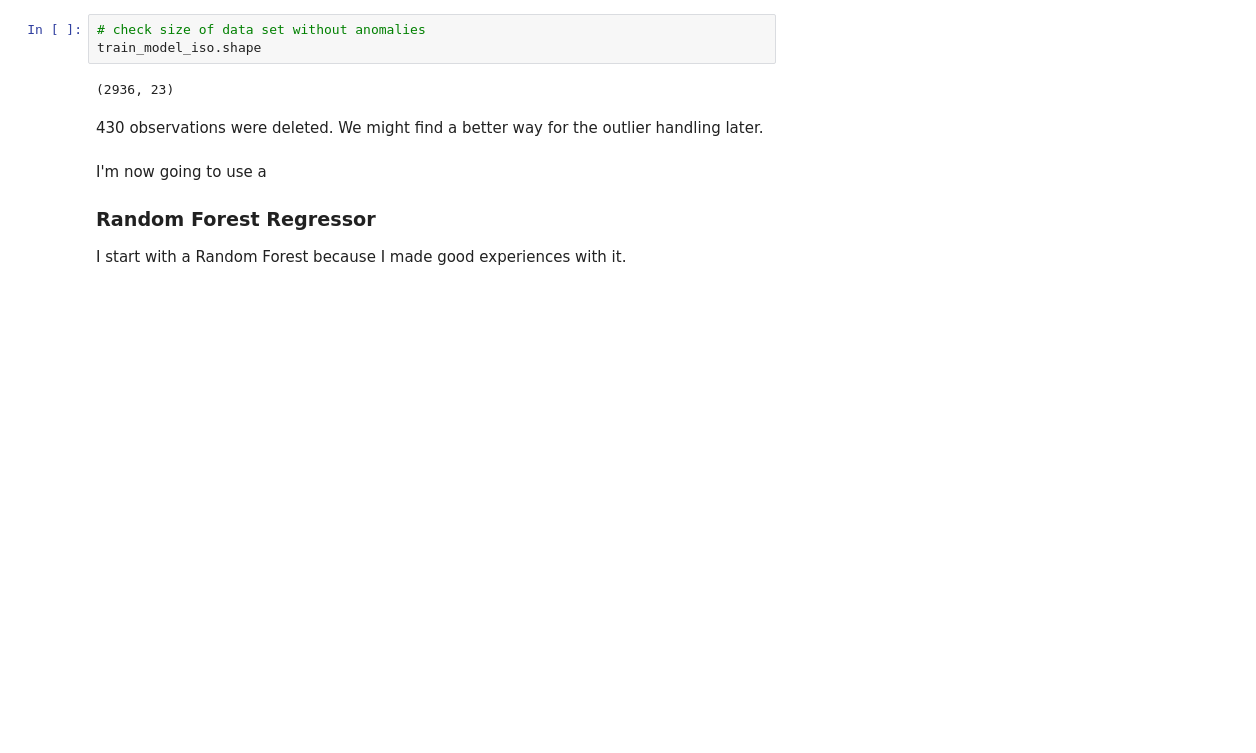
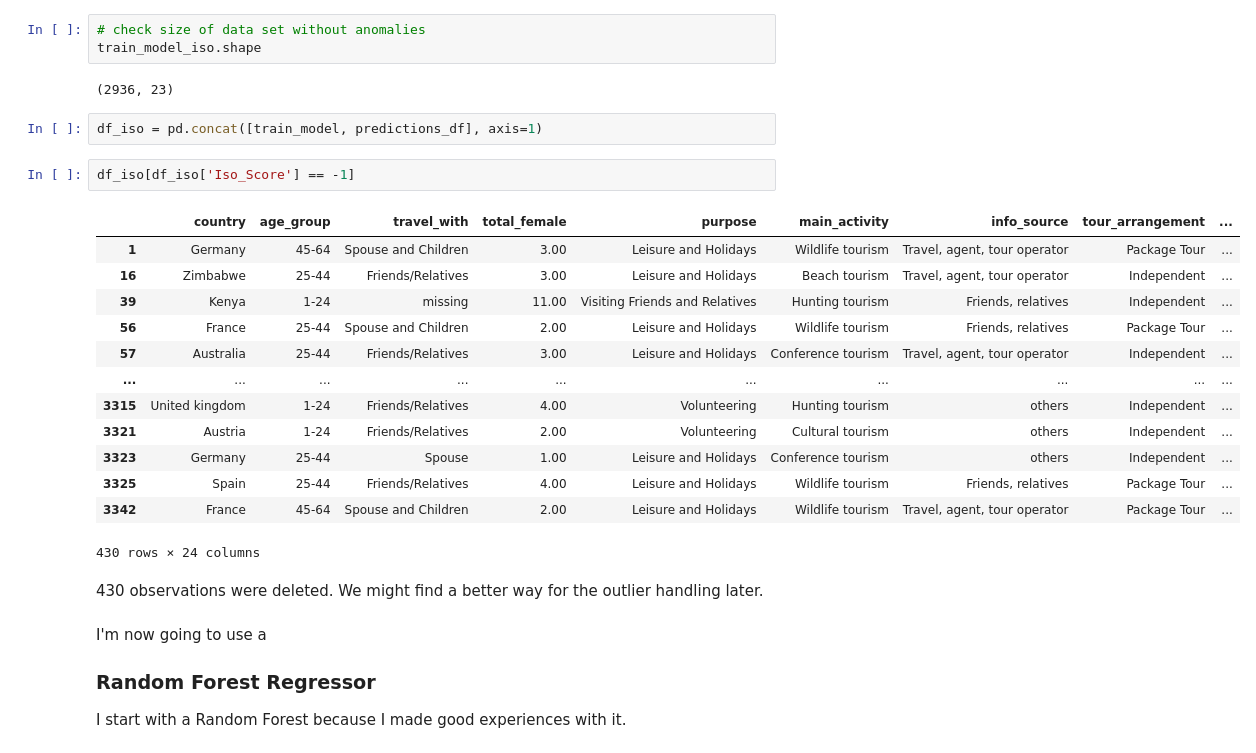
Before and after one commit to scheinmensch/Tanzania_Tourism_Prediction, a Jupyter notebook: Model.ipynb, the cells around one changed output. Saved outputs shown, nothing was run; the diff lists cells and outputs as text; blank space fills up the shorter version.

```diff
--- a/Model.ipynb
+++ b/Model.ipynb
@@ -295,6 +294,24 @@ train_model_iso = train_model_iso.drop(['Iso_Score'], axis =1)
 train_model_iso.shape
 # %% [output]
 (2936, 23)
+# %%
+df_iso = pd.concat([train_model, predictions_df], axis=1)
+# %%
+df_iso[df_iso['Iso_Score'] == -1]
+# %% [output]
+|  | country | age_group | travel_with | total_female | purpose | main_activity | info_source | tour_arrangement | ... |
+| 1 | Germany | 45-64 | Spouse and Children | 3.00 | Leisure and Holidays | Wildlife tourism | Travel, agent, tour operator | Package Tour | ... |
+| 16 | Zimbabwe | 25-44 | Friends/Relatives | 3.00 | Leisure and Holidays | Beach tourism | Travel, agent, tour operator | Independent | ... |
+| 39 | Kenya | 1-24 | missing | 11.00 | Visiting Friends and Relatives | Hunting tourism | Friends, relatives | Independent | ... |
+| 56 | France | 25-44 | Spouse and Children | 2.00 | Leisure and Holidays | Wildlife tourism | Friends, relatives | Package Tour | ... |
+| 57 | Australia | 25-44 | Friends/Relatives | 3.00 | Leisure and Holidays | Conference tourism | Travel, agent, tour operator | Independent | ... |
+| ... | ... | ... | ... | ... | ... | ... | ... | ... | ... |
+| 3315 | United kingdom | 1-24 | Friends/Relatives | 4.00 | Volunteering | Hunting tourism | others | Independent | ... |
+| 3321 | Austria | 1-24 | Friends/Relatives | 2.00 | Volunteering | Cultural tourism | others | Independent | ... |
+| 3323 | Germany | 25-44 | Spouse | 1.00 | Leisure and Holidays | Conference tourism | others | Independent | ... |
+| 3325 | Spain | 25-44 | Friends/Relatives | 4.00 | Leisure and Holidays | Wildlife tourism | Friends, relatives | Package Tour | ... |
+| 3342 | France | 45-64 | Spouse and Children | 2.00 | Leisure and Holidays | Wildlife tourism | Travel, agent, tour operator | Package Tour | ... |
+430 rows × 24 columns
 # %% [markdown]
 430 observations were deleted. We might find a better way for the outlier handling later.
 # %% [markdown]
```
Also changed, not shown: parts of 5 cells of this notebook, 2 other files.
